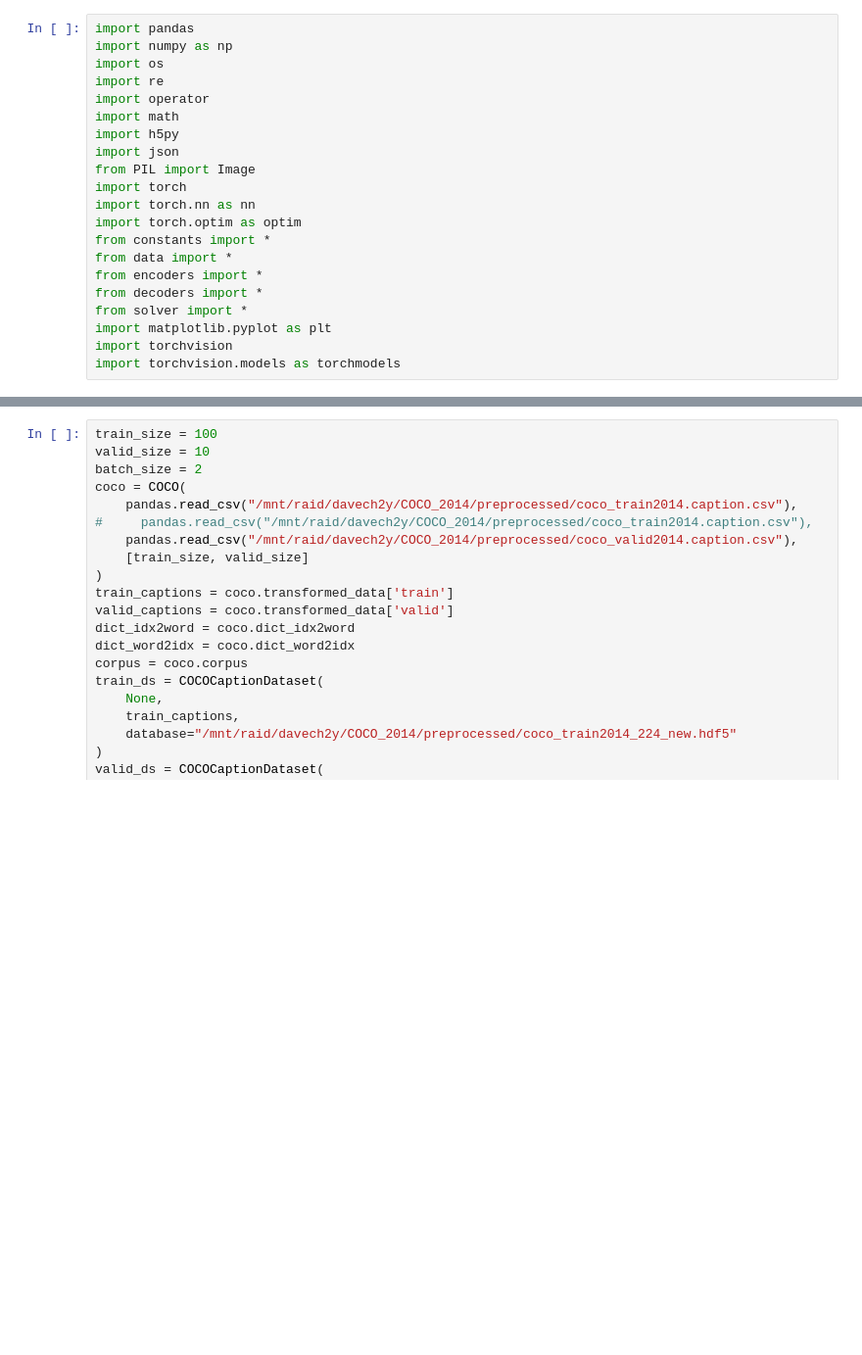
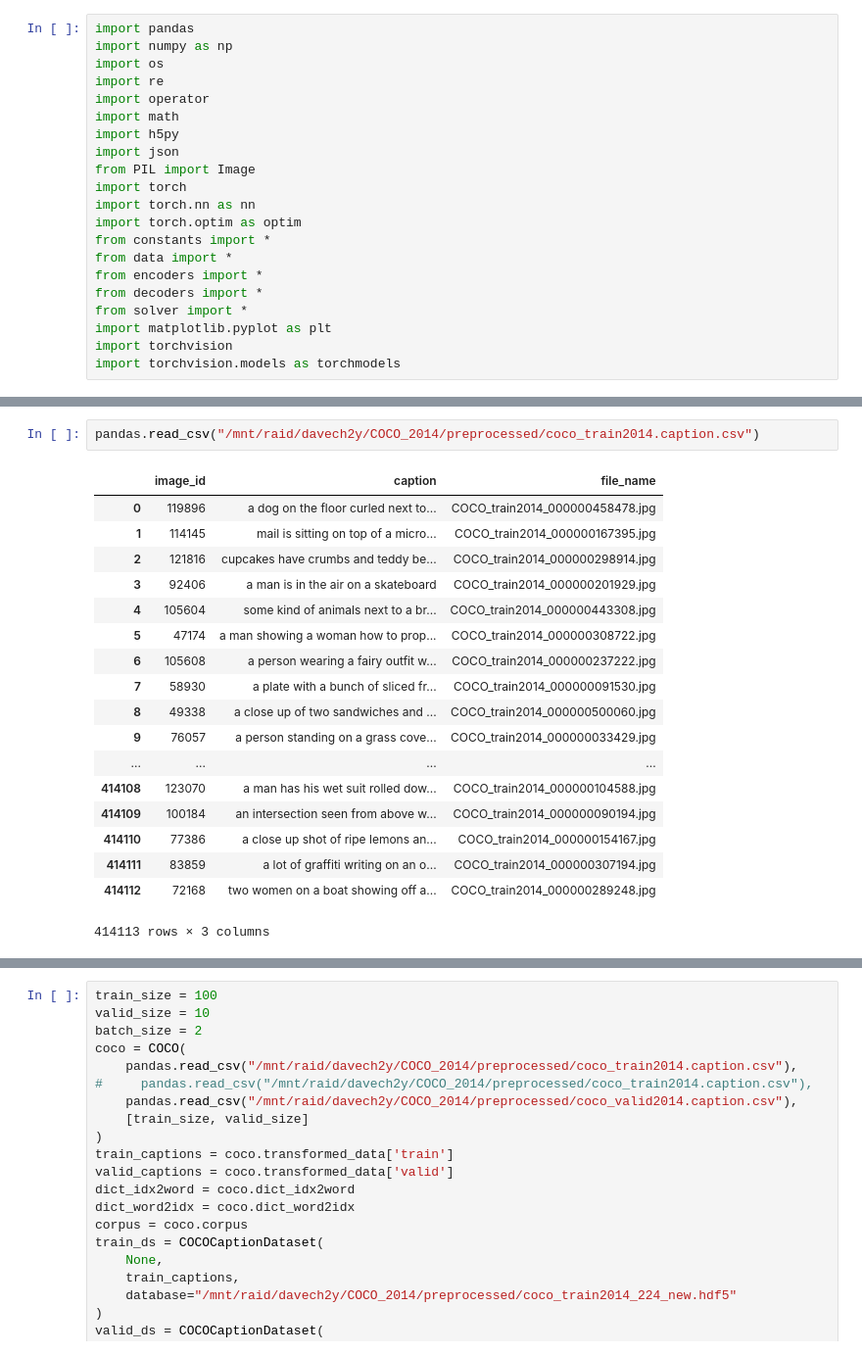
Before and after one commit to daveredrum/3d-captioning, a Jupyter notebook: autoencoder.ipynb, the cells around one changed output, grey strips where cells are left out. Shown at 98% size. Cells and saved outputs as stored; diff of their text form; blank space fills up the shorter version.

```diff
--- a/autoencoder.ipynb
+++ b/autoencoder.ipynb
@@ -21,0 +30,21 @@ import torchvision.models as torchmodels
+# %%
+pandas.read_csv("/mnt/raid/davech2y/COCO_2014/preprocessed/coco_train2014.caption.csv")
+# %% [output]
+|  | image_id | caption | file_name |
+| 0 | 119896 | a dog on the floor curled next to... | COCO_train2014_000000458478.jpg |
+| 1 | 114145 | mail is sitting on top of a micro... | COCO_train2014_000000167395.jpg |
+| 2 | 121816 | cupcakes have crumbs and teddy be... | COCO_train2014_000000298914.jpg |
+| 3 | 92406 | a man is in the air on a skateboard | COCO_train2014_000000201929.jpg |
+| 4 | 105604 | some kind of animals next to a br... | COCO_train2014_000000443308.jpg |
+| 5 | 47174 | a man showing a woman how to prop... | COCO_train2014_000000308722.jpg |
+| 6 | 105608 | a person wearing a fairy outfit w... | COCO_train2014_000000237222.jpg |
+| 7 | 58930 | a plate with a bunch of sliced fr... | COCO_train2014_000000091530.jpg |
+| 8 | 49338 | a close up of two sandwiches and ... | COCO_train2014_000000500060.jpg |
+| 9 | 76057 | a person standing on a grass cove... | COCO_train2014_000000033429.jpg |
+| ... | ... | ... | ... |
+| 414108 | 123070 | a man has his wet suit rolled dow... | COCO_train2014_000000104588.jpg |
+| 414109 | 100184 | an intersection seen from above w... | COCO_train2014_000000090194.jpg |
+| 414110 | 77386 | a close up shot of ripe lemons an... | COCO_train2014_000000154167.jpg |
+| 414111 | 83859 | a lot of graffiti writing on an o... | COCO_train2014_000000307194.jpg |
+| 414112 | 72168 | two women on a boat showing off a... | COCO_train2014_000000289248.jpg |
+414113 rows × 3 columns
```
Also changed, not shown: parts of 17 cells of this notebook, 4 other files.
